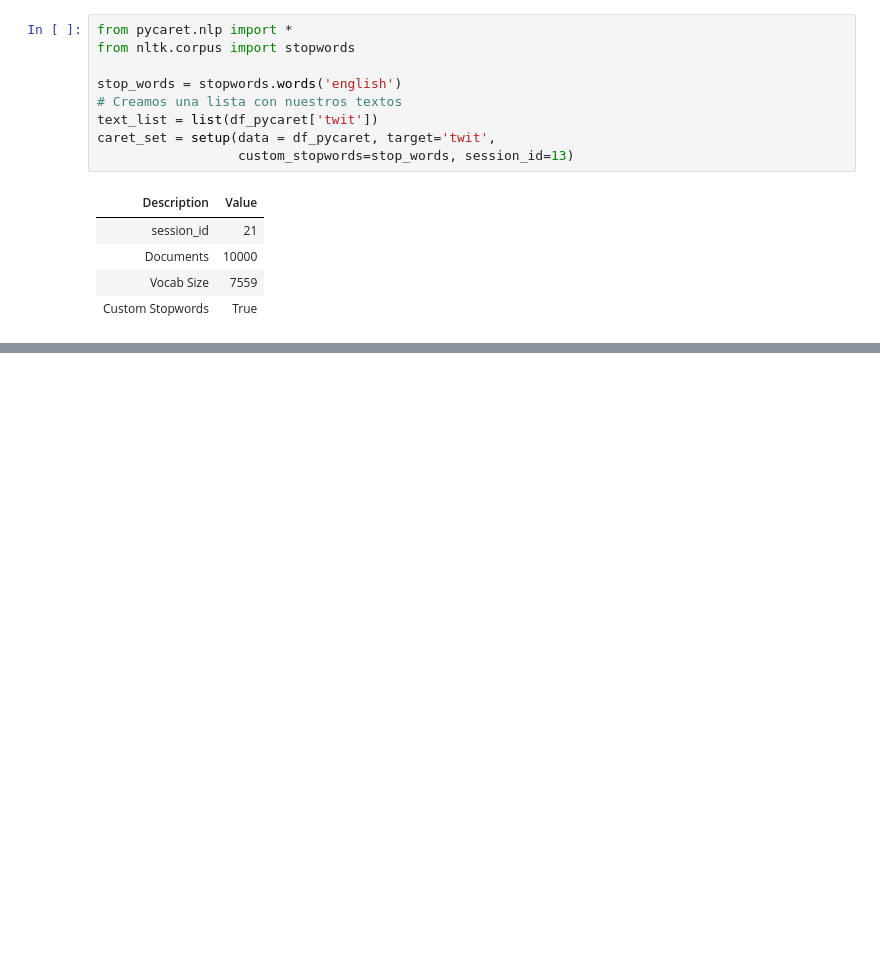
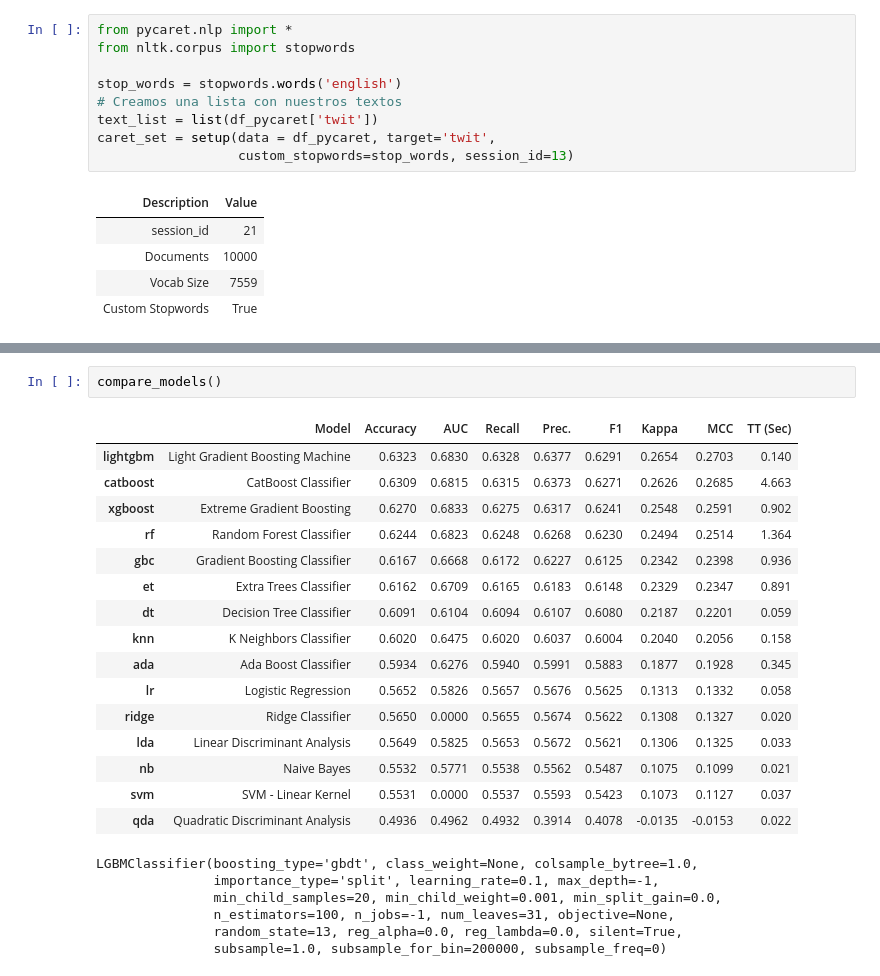
Before and after one commit to IEXE-Tec/aprendizaje-maquina-2, a Jupyter notebook: 07_NLP.ipynb, the cells around one changed output, grey strips where cells are left out. Cells and saved outputs as stored; diff of their text form; blank space fills up the shorter version.

```diff
--- a/07_NLP.ipynb
+++ b/07_NLP.ipynb
@@ -746,3 +746,28 @@ pce_1 = setup(data = df, target = 'sentimiento', session_id = 13,
 | 55 | Interaction Threshold | None |
 | 56 | Fix Imbalance | False |
 | 57 | Fix Imbalance Method | SMOTE |
+# %%
+compare_models()
+# %% [output]
+|  | Model | Accuracy | AUC | Recall | Prec. | F1 | Kappa | MCC | TT (Sec) |
+| lightgbm | Light Gradient Boosting Machine | 0.6323 | 0.6830 | 0.6328 | 0.6377 | 0.6291 | 0.2654 | 0.2703 | 0.140 |
+| catboost | CatBoost Classifier | 0.6309 | 0.6815 | 0.6315 | 0.6373 | 0.6271 | 0.2626 | 0.2685 | 4.663 |
+| xgboost | Extreme Gradient Boosting | 0.6270 | 0.6833 | 0.6275 | 0.6317 | 0.6241 | 0.2548 | 0.2591 | 0.902 |
+| rf | Random Forest Classifier | 0.6244 | 0.6823 | 0.6248 | 0.6268 | 0.6230 | 0.2494 | 0.2514 | 1.364 |
+| gbc | Gradient Boosting Classifier | 0.6167 | 0.6668 | 0.6172 | 0.6227 | 0.6125 | 0.2342 | 0.2398 | 0.936 |
+| et | Extra Trees Classifier | 0.6162 | 0.6709 | 0.6165 | 0.6183 | 0.6148 | 0.2329 | 0.2347 | 0.891 |
+| dt | Decision Tree Classifier | 0.6091 | 0.6104 | 0.6094 | 0.6107 | 0.6080 | 0.2187 | 0.2201 | 0.059 |
+| knn | K Neighbors Classifier | 0.6020 | 0.6475 | 0.6020 | 0.6037 | 0.6004 | 0.2040 | 0.2056 | 0.158 |
+| ada | Ada Boost Classifier | 0.5934 | 0.6276 | 0.5940 | 0.5991 | 0.5883 | 0.1877 | 0.1928 | 0.345 |
+| lr | Logistic Regression | 0.5652 | 0.5826 | 0.5657 | 0.5676 | 0.5625 | 0.1313 | 0.1332 | 0.058 |
+| ridge | Ridge Classifier | 0.5650 | 0.0000 | 0.5655 | 0.5674 | 0.5622 | 0.1308 | 0.1327 | 0.020 |
+| lda | Linear Discriminant Analysis | 0.5649 | 0.5825 | 0.5653 | 0.5672 | 0.5621 | 0.1306 | 0.1325 | 0.033 |
+| nb | Naive Bayes | 0.5532 | 0.5771 | 0.5538 | 0.5562 | 0.5487 | 0.1075 | 0.1099 | 0.021 |
+| svm | SVM - Linear Kernel | 0.5531 | 0.0000 | 0.5537 | 0.5593 | 0.5423 | 0.1073 | 0.1127 | 0.037 |
+| qda | Quadratic Discriminant Analysis | 0.4936 | 0.4962 | 0.4932 | 0.3914 | 0.4078 | -0.0135 | -0.0153 | 0.022 |
+LGBMClassifier(boosting_type='gbdt', class_weight=None, colsample_bytree=1.0,
+               importance_type='split', learning_rate=0.1, max_depth=-1,
+               min_child_samples=20, min_child_weight=0.001, min_split_gain=0.0,
+               n_estimators=100, n_jobs=-1, num_leaves=31, objective=None,
+               random_state=13, reg_alpha=0.0, reg_lambda=0.0, silent=True,
+               subsample=1.0, subsample_for_bin=200000, subsample_freq=0)
```
Also changed, not shown: parts of 3 cells of this notebook.
